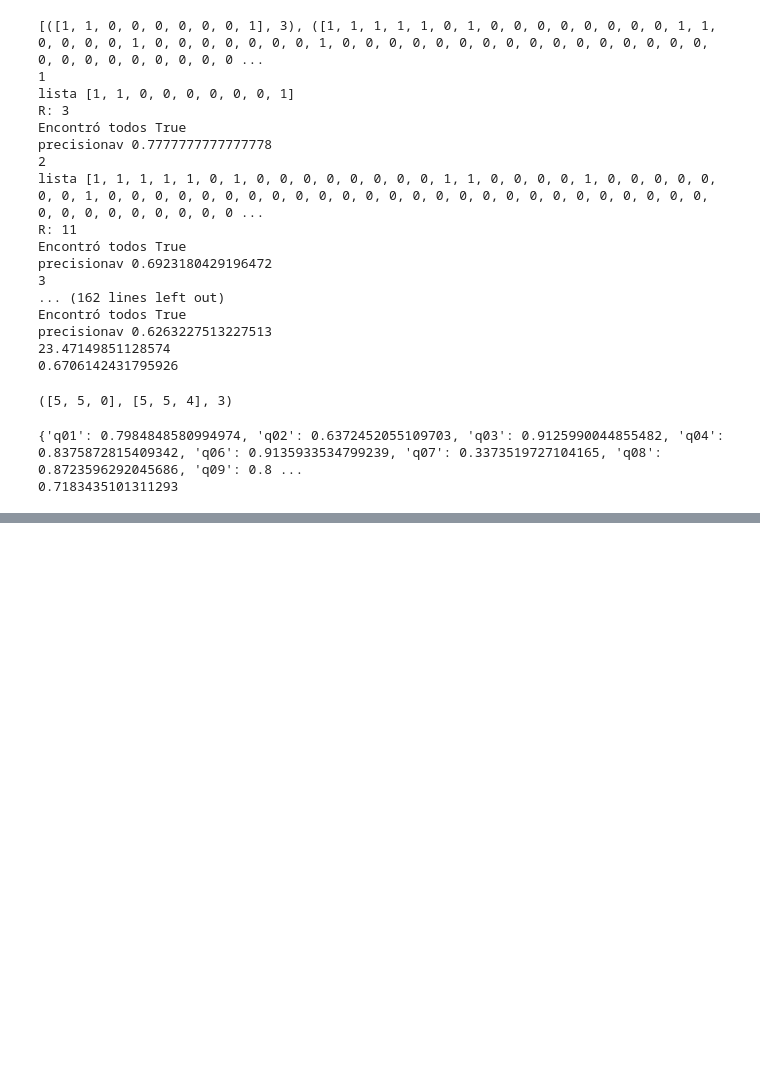
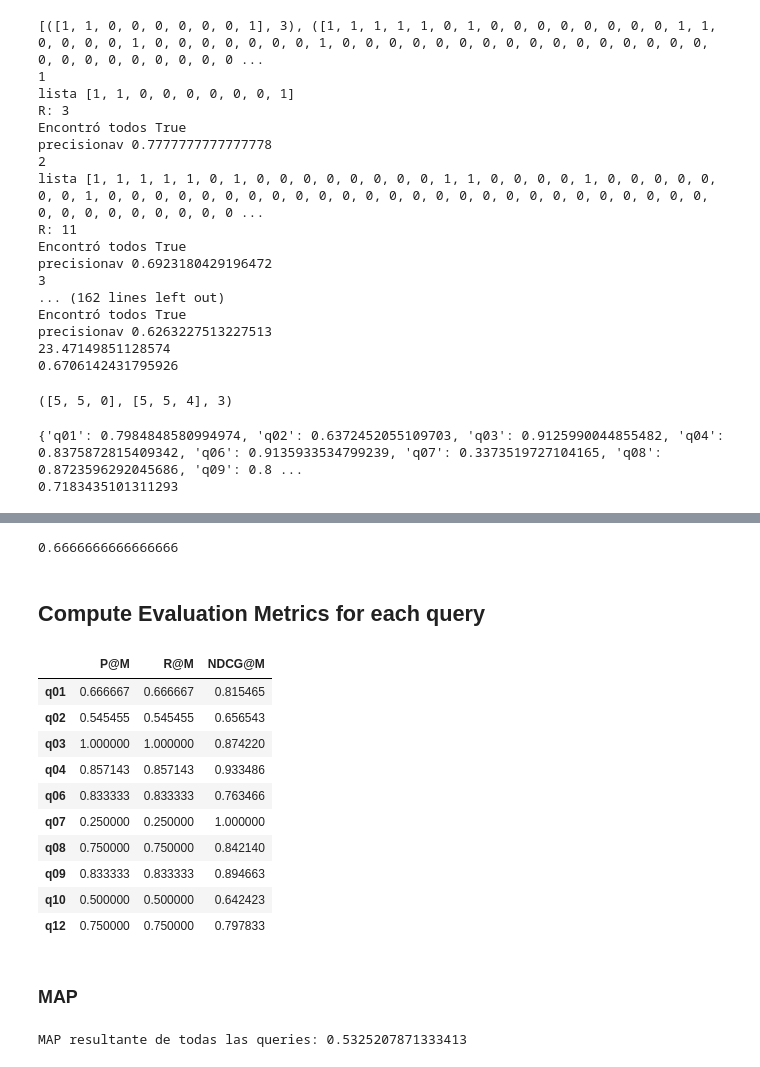
Before and after one commit to imsarmiento/NLP_202110, a Jupyter notebook: HW1/Basic Ranked Retrieval.ipynb, the cells around one changed output, grey strips where cells are left out. Saved outputs shown, nothing was run; the diff lists cells and outputs as text; code cells hidden in the pictures; blank space fills up the shorter version.

Commit message:
Diego's metrics implementation

```diff
--- a/HW1/Basic Ranked Retrieval.ipynb
+++ b/HW1/Basic Ranked Retrieval.ipynb
@@ -449,0 +469,20 @@ print(av_ndgc/len(ndcg))
+# %%
+def read_judgemnts_file():
+    """
+    DocString
+    :return: Nothing
+    """
+    document_path = os.path.join(os.getcwd(), 'docs/relevance-judgments.tsv')
+    tsv_file = open(document_path)
+    read_tsv = csv.reader(tsv_file, delimiter="\t")
+    relevance = {}
+    for row in read_tsv:
+        documents = row[1].split(',')
+        query_relevance = {pair.split(':')[0] : pair.split(':')[1] for pair in documents }
+        query_relevance = dict(sorted(query_relevance.items(), key=lambda item: item[0]))
+        relevance[row[0]] = query_relevance
+    return relevance
+
+
+relevance = read_judgemnts_file()
+print(relevance['q02'])
@@ -449,0 +602,54 @@ print(av_ndgc/len(ndcg))
+# %%
+print(recall_at_k(bin_results['q01'], 3, 3))
+# %% [output]
+0.6666666666666666
+# %% [markdown]
+## Compute Evaluation Metrics for each query
+# %%
+def evaluation_metric(bin_queries, query_index, scaled_results):
+    """
+
+    :param bin_queries: Diccionario con valores {query Key: vector}, donde el vector corresponde a una lista
+    con la representación binaria de un de los resultados encontrados para una query con relación a los dados
+    en el archivo de evaluación. Ej, para q01, los relevantes son: d186,d254,d016. El RRDV devuelve d254, d016,
+    d153. Por ende, la representación binaria de q01, en el orden del archivo de evaluación es: [0, 1, 1]
+    :param query_index: Lista con los ids de las queries. ['qo1', 'qo2', ...]
+    :param scaled_results:
+    :return:
+    """
+    COLUMNS = ['P@M', 'R@M', 'NDCG@M']
+    records = []
+    for query, bin_vec in bin_queries.items():
+        scaled = scaled_results[query]
+        M = len(bin_vec)
+        pm = precision_at_k(bin_vec, M)
+        rm = recall_at_k(bin_vec, M, M)
+        ndcg = ndcg_at_k(scaled, M)
+        records.append([pm, rm, ndcg])
+
+    return pd.DataFrame.from_records(records, index=query_index, columns=COLUMNS)
+
+metrics = evaluation_metric(bin_results, queries_index, scaled_results)
+metrics.head(10)
+# %% [output]
+|  | P@M | R@M | NDCG@M |
+| q01 | 0.666667 | 0.666667 | 0.815465 |
+| q02 | 0.545455 | 0.545455 | 0.656543 |
+| q03 | 1.000000 | 1.000000 | 0.874220 |
+| q04 | 0.857143 | 0.857143 | 0.933486 |
+| q06 | 0.833333 | 0.833333 | 0.763466 |
+| q07 | 0.250000 | 0.250000 | 1.000000 |
+| q08 | 0.750000 | 0.750000 | 0.842140 |
+| q09 | 0.833333 | 0.833333 | 0.894663 |
+| q10 | 0.500000 | 0.500000 | 0.642423 |
+| q12 | 0.750000 | 0.750000 | 0.797833 |
+# %% [markdown]
+### MAP
+# %%
+def overall_map(map_relevant_docs):
+    matrix = [vector for key, vector in map_relevant_docs.items() ]
+    return mean_avg_precision(matrix)
+
+print(f'MAP resultante de todas las queries: {overall_map(map_relevant_docs)}')
+# %% [output]
+MAP resultante de todas las queries: 0.5325207871333413
```
Also changed, not shown: parts of 9 cells of this notebook.
